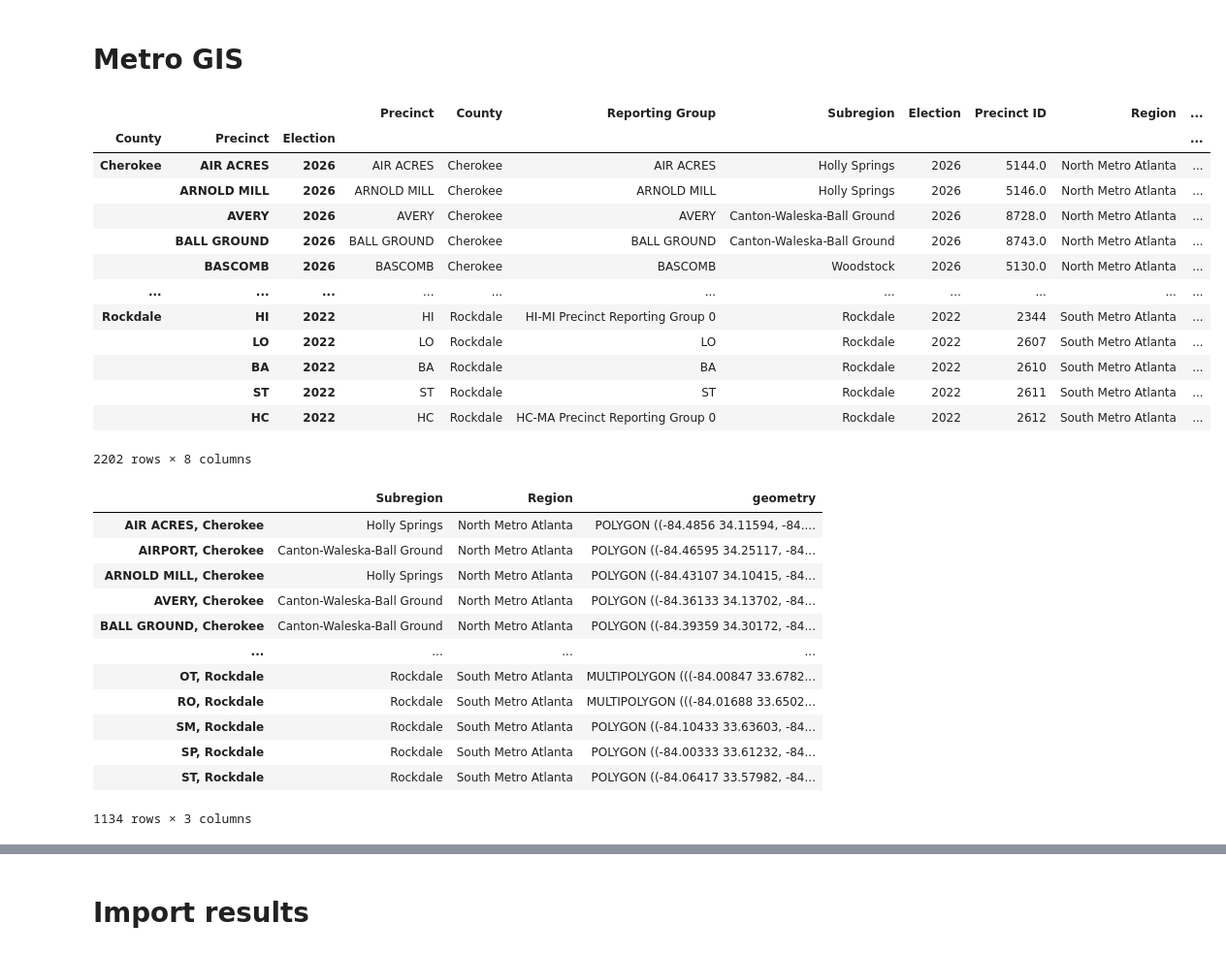
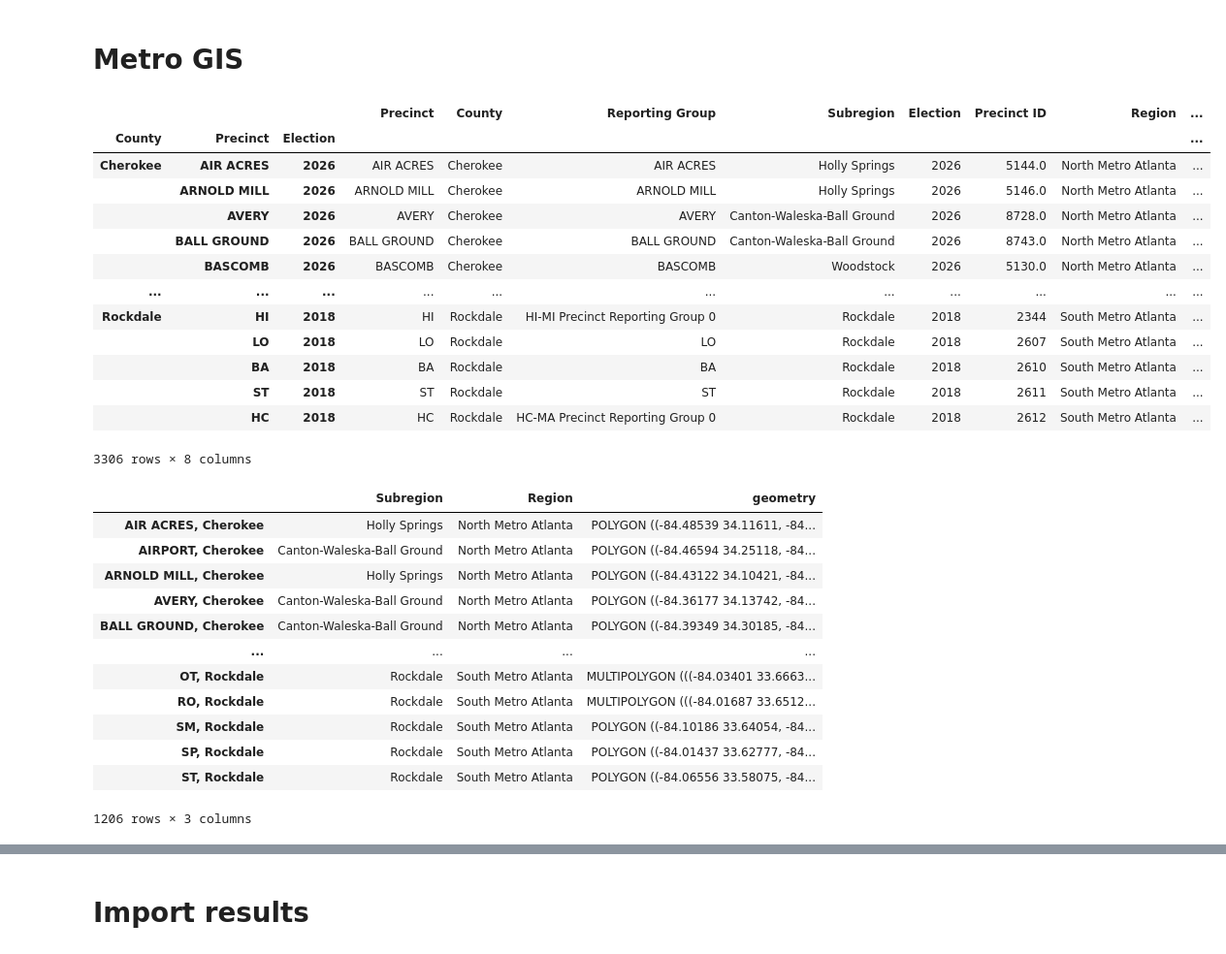
Before and after one commit to davidboers/2026electionmodels, a Jupyter notebook: statewides.ipynb, the cells around one changed output, grey strips where cells are left out. Shown at 97% size. Cells and saved outputs as stored; diff of their text form; code cells hidden in the pictures.

```diff
--- a/statewides.ipynb
+++ b/statewides.ipynb
@@ -68,41 +74,52 @@ def display_single_results(df):
 import pandas as pd
 import geopandas
 
 metro_prec_data = geopandas.read_file('./regions/regions_metro.json')
 metro_prec_data[metro_prec_data['Election'].isin(['2018', '2022', '*'])]
 metro_prec_data = metro_prec_data.rename(columns={'index': 'Precinct'})
 
+metro_counties = metro_prec_data['County'].values.unique()
+
 # Sanitizing for 2022
 def sanitize_gwinnett_2022(x):
     return ' '.join(x.split(' ')[1:])
 metro_prec_data.loc[metro_prec_data['County'] == 'Gwinnett', 'Precinct'] = \
     metro_prec_data.loc[metro_prec_data['County'] == 'Gwinnett', 'Precinct'].apply(sanitize_gwinnett_2022)
 
-def sanitize_hall_2022(x):
+def sanitize_hall_and_newton_2022(x):
     return '-'.join(x.split('-')[1:])
 metro_prec_data.loc[metro_prec_data['County'] == 'Hall', 'Precinct'] = \
-    metro_prec_data.loc[metro_prec_data['County'] == 'Hall', 'Precinct'].apply(sanitize_hall_2022)
+    metro_prec_data.loc[metro_prec_data['County'] == 'Hall', 'Precinct'].apply(sanitize_hall_and_newton_2022)
 
 metro_prec_data['Precinct'] = \
     metro_prec_data['Precinct'].apply(lambda x: x.upper())
 
 metro_prec_data = metro_prec_data.set_index(['County', 'Precinct', 'Election'], drop=False)
+metro_prec_data = metro_prec_data.rename(
+{
+    'MT. BETHEL 01': 'MOUNT BETHEL 01',
+    'MT. BETHEL 03': 'MOUNT BETHEL 03',
+    'MT. BETHEL 04': 'MOUNT BETHEL 04',
+    'CHAMBLEE ': 'CHAMBLEE',
+    'BOULDERCREST ROAD': 'BOULDERCREST RD',
+    'AVONDALE HIGH': 'AVONDALE HIGH - 04',
+})
 metro_prec_data
 # %% [output]
 |  |  |  | Precinct | County | Reporting Group | Subregion | Election | Precinct ID | Region | ... |
 | County | Precinct | Election |  |  |  |  |  |  |  | ... |
 | Cherokee | AIR ACRES | 2026 | AIR ACRES | Cherokee | AIR ACRES | Holly Springs | 2026 | 5144.0 | North Metro Atlanta | ... |
 |  | ARNOLD MILL | 2026 | ARNOLD MILL | Cherokee | ARNOLD MILL | Holly Springs | 2026 | 5146.0 | North Metro Atlanta | ... |
 |  | AVERY | 2026 | AVERY | Cherokee | AVERY | Canton-Waleska-Ball Ground | 2026 | 8728.0 | North Metro Atlanta | ... |
 |  | BALL GROUND | 2026 | BALL GROUND | Cherokee | BALL GROUND | Canton-Waleska-Ball Ground | 2026 | 8743.0 | North Metro Atlanta | ... |
 |  | BASCOMB | 2026 | BASCOMB | Cherokee | BASCOMB | Woodstock | 2026 | 5130.0 | North Metro Atlanta | ... |
 | ... | ... | ... | ... | ... | ... | ... | ... | ... | ... | ... |
-| Rockdale | HI | 2022 | HI | Rockdale | HI-MI Precinct Reporting Group 0 | Rockdale | 2022 | 2344 | South Metro Atlanta | ... |
-|  | LO | 2022 | LO | Rockdale | LO | Rockdale | 2022 | 2607 | South Metro Atlanta | ... |
-|  | BA | 2022 | BA | Rockdale | BA | Rockdale | 2022 | 2610 | South Metro Atlanta | ... |
-|  | ST | 2022 | ST | Rockdale | ST | Rockdale | 2022 | 2611 | South Metro Atlanta | ... |
-|  | HC | 2022 | HC | Rockdale | HC-MA Precinct Reporting Group 0 | Rockdale | 2022 | 2612 | South Metro Atlanta | ... |
+| Rockdale | HI | 2018 | HI | Rockdale | HI-MI Precinct Reporting Group 0 | Rockdale | 2018 | 2344 | South Metro Atlanta | ... |
+|  | LO | 2018 | LO | Rockdale | LO | Rockdale | 2018 | 2607 | South Metro Atlanta | ... |
+|  | BA | 2018 | BA | Rockdale | BA | Rockdale | 2018 | 2610 | South Metro Atlanta | ... |
+|  | ST | 2018 | ST | Rockdale | ST | Rockdale | 2018 | 2611 | South Metro Atlanta | ... |
+|  | HC | 2018 | HC | Rockdale | HC-MA Precinct Reporting Group 0 | Rockdale | 2018 | 2612 | South Metro Atlanta | ... |
-2202 rows × 8 columns
+3306 rows × 8 columns
 # %%
 def agg_uniq(s: pd.Series):
     vals = s.values.unique()
@@ -117,25 +134,25 @@ metro_prec_data_rg_map = metro_prec_data_rg_map[['Subregion', 'Region']]
 metro_prec_data_rg_map = metro_prec_data_rg_map.groupby(metro_prec_data_rg_map.index).agg(agg_uniq)
 metro_prec_data_rg_map.index = pd.MultiIndex.from_tuples(metro_prec_data_rg_map.index)
 metro_prec_data_rg_map['geometry'] = \
-    metro_prec_data[metro_prec_data['Election'].isin(['2026', '*'])] \
+    metro_prec_data[metro_prec_data['Election'].isin(['2022', '2018', '*'])] \
         .set_index(['County', 'Reporting Group']) \
         .dissolve(by=['County', 'Reporting Group'])['geometry']
 metro_prec_data_rg_map.index = pd.Index(metro_prec_data_rg_map.index.map(lambda x: f'{x[1]}, {x[0]}'))
 metro_prec_data_rg_map
 # %% [output]
 |  | Subregion | Region | geometry |
-| AIR ACRES, Cherokee | Holly Springs | North Metro Atlanta | POLYGON ((-84.4856 34.11594, -84.... |
-| AIRPORT, Cherokee | Canton-Waleska-Ball Ground | North Metro Atlanta | POLYGON ((-84.46595 34.25117, -84... |
-| ARNOLD MILL, Cherokee | Holly Springs | North Metro Atlanta | POLYGON ((-84.43107 34.10415, -84... |
-| AVERY, Cherokee | Canton-Waleska-Ball Ground | North Metro Atlanta | POLYGON ((-84.36133 34.13702, -84... |
-| BALL GROUND, Cherokee | Canton-Waleska-Ball Ground | North Metro Atlanta | POLYGON ((-84.39359 34.30172, -84... |
+| AIR ACRES, Cherokee | Holly Springs | North Metro Atlanta | POLYGON ((-84.48539 34.11611, -84... |
+| AIRPORT, Cherokee | Canton-Waleska-Ball Ground | North Metro Atlanta | POLYGON ((-84.46594 34.25118, -84... |
+| ARNOLD MILL, Cherokee | Holly Springs | North Metro Atlanta | POLYGON ((-84.43122 34.10421, -84... |
+| AVERY, Cherokee | Canton-Waleska-Ball Ground | North Metro Atlanta | POLYGON ((-84.36177 34.13742, -84... |
+| BALL GROUND, Cherokee | Canton-Waleska-Ball Ground | North Metro Atlanta | POLYGON ((-84.39349 34.30185, -84... |
 | ... | ... | ... | ... |
-| OT, Rockdale | Rockdale | South Metro Atlanta | MULTIPOLYGON (((-84.00847 33.6782... |
-| RO, Rockdale | Rockdale | South Metro Atlanta | MULTIPOLYGON (((-84.01688 33.6502... |
-| SM, Rockdale | Rockdale | South Metro Atlanta | POLYGON ((-84.10433 33.63603, -84... |
-| SP, Rockdale | Rockdale | South Metro Atlanta | POLYGON ((-84.00333 33.61232, -84... |
-| ST, Rockdale | Rockdale | South Metro Atlanta | POLYGON ((-84.06417 33.57982, -84... |
+| OT, Rockdale | Rockdale | South Metro Atlanta | MULTIPOLYGON (((-84.03401 33.6663... |
+| RO, Rockdale | Rockdale | South Metro Atlanta | MULTIPOLYGON (((-84.01687 33.6512... |
+| SM, Rockdale | Rockdale | South Metro Atlanta | POLYGON ((-84.10186 33.64054, -84... |
+| SP, Rockdale | Rockdale | South Metro Atlanta | POLYGON ((-84.01437 33.62777, -84... |
+| ST, Rockdale | Rockdale | South Metro Atlanta | POLYGON ((-84.06556 33.58075, -84... |
-1134 rows × 3 columns
+1206 rows × 3 columns
 # %%
 ax = geopandas.GeoDataFrame(metro_prec_data_rg_map).plot(legend=False, column='Region')
 ax.set_axis_off()
```
Also changed, not shown: parts of 30 cells of this notebook, 7 other files.
